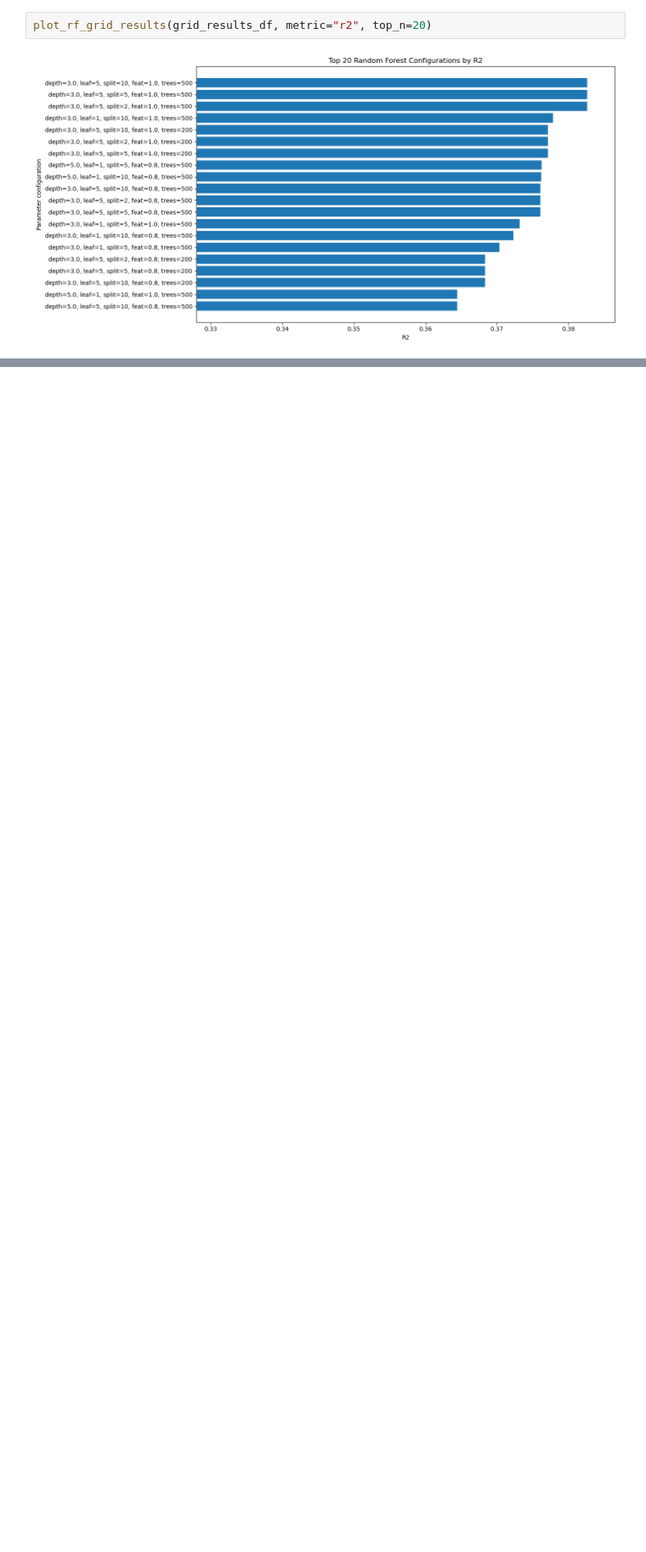
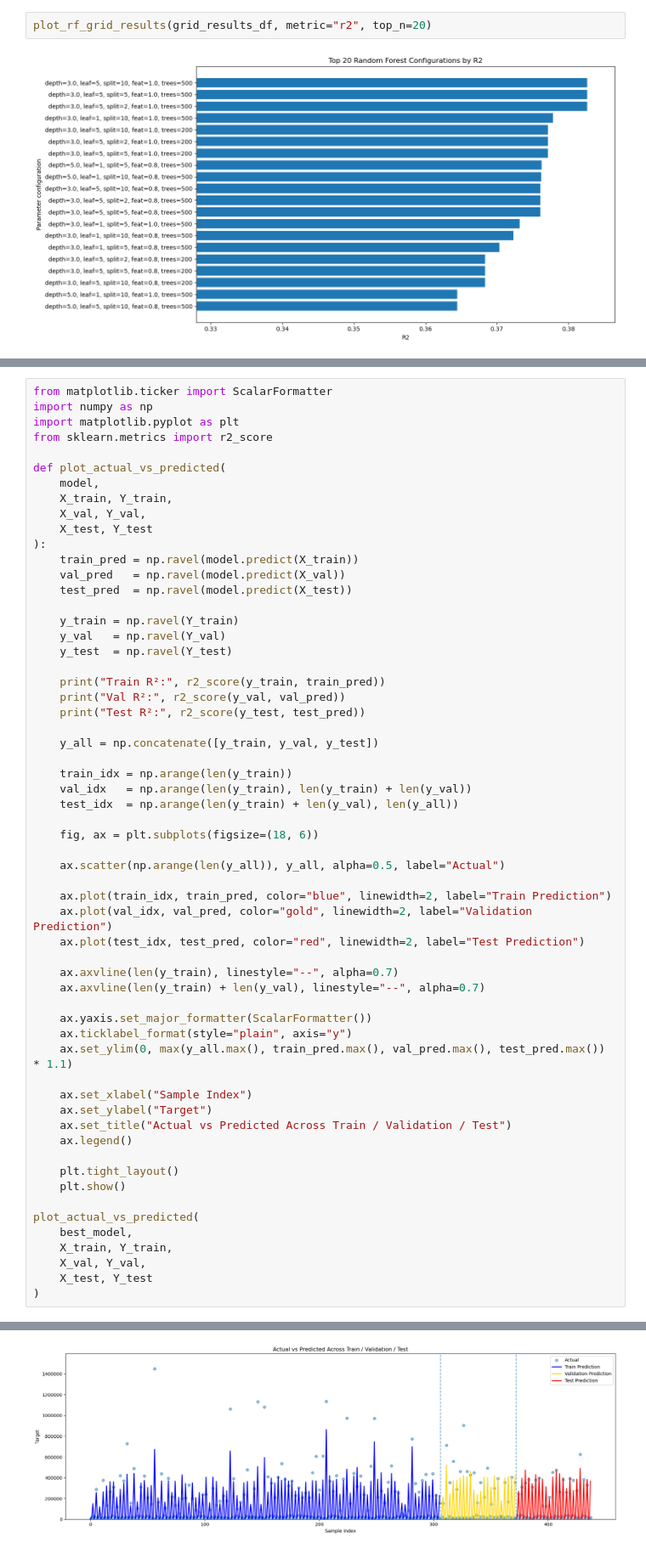
Before and after one commit to Husted42/advanced_business_analytics, a Jupyter notebook: submission/appendix_D_modelling/Analysis ML - Trump upvotes (best).ipynb, the cells around one changed output, grey strips where cells are left out. Shown at 85% size. Cells and saved outputs as stored; diff of their text form; blank space fills up the shorter version.

```diff
--- a/submission/appendix_D_modelling/Analysis ML - Trump upvotes (best).ipynb
+++ b/submission/appendix_D_modelling/Analysis ML - Trump upvotes (best).ipynb
@@ -830,0 +1019,60 @@ print(html[:1000])
+# %%
+from matplotlib.ticker import ScalarFormatter
+import numpy as np
+import matplotlib.pyplot as plt
+from sklearn.metrics import r2_score
+
+def plot_actual_vs_predicted(
+    model,
+    X_train, Y_train,
+    X_val, Y_val,
+    X_test, Y_test
+):
+    train_pred = np.ravel(model.predict(X_train))
+    val_pred   = np.ravel(model.predict(X_val))
+    test_pred  = np.ravel(model.predict(X_test))
+
+    y_train = np.ravel(Y_train)
+    y_val   = np.ravel(Y_val)
+    y_test  = np.ravel(Y_test)
+
+    print("Train R²:", r2_score(y_train, train_pred))
+    print("Val R²:", r2_score(y_val, val_pred))
+    print("Test R²:", r2_score(y_test, test_pred))
+
+    y_all = np.concatenate([y_train, y_val, y_test])
+
+    train_idx = np.arange(len(y_train))
+    val_idx   = np.arange(len(y_train), len(y_train) + len(y_val))
+    test_idx  = np.arange(len(y_train) + len(y_val), len(y_all))
+
+    fig, ax = plt.subplots(figsize=(18, 6))
+
+    ax.scatter(np.arange(len(y_all)), y_all, alpha=0.5, label="Actual")
+
+    ax.plot(train_idx, train_pred, color="blue", linewidth=2, label="Train Prediction")
+    ax.plot(val_idx, val_pred, color="gold", linewidth=2, label="Validation Prediction")
+    ax.plot(test_idx, test_pred, color="red", linewidth=2, label="Test Prediction")
+
+    ax.axvline(len(y_train), linestyle="--", alpha=0.7)
+    ax.axvline(len(y_train) + len(y_val), linestyle="--", alpha=0.7)
+
+    ax.yaxis.set_major_formatter(ScalarFormatter())
+    ax.ticklabel_format(style="plain", axis="y")
+    ax.set_ylim(0, max(y_all.max(), train_pred.max(), val_pred.max(), test_pred.max()) * 1.1)
+
+    ax.set_xlabel("Sample Index")
+    ax.set_ylabel("Target")
+    ax.set_title("Actual vs Predicted Across Train / Validation / Test")
+    ax.legend()
+
+    plt.tight_layout()
+    plt.show()
+
+plot_actual_vs_predicted(
+    best_model,
+    X_train, Y_train,
+    X_val, Y_val,
+    X_test, Y_test
+)
+# %% [output]
@@ -830,0 +1082 @@ print(html[:1000])
+[figure, added]
```
Also changed, not shown: parts of 21 cells of this notebook, 2 other files.
